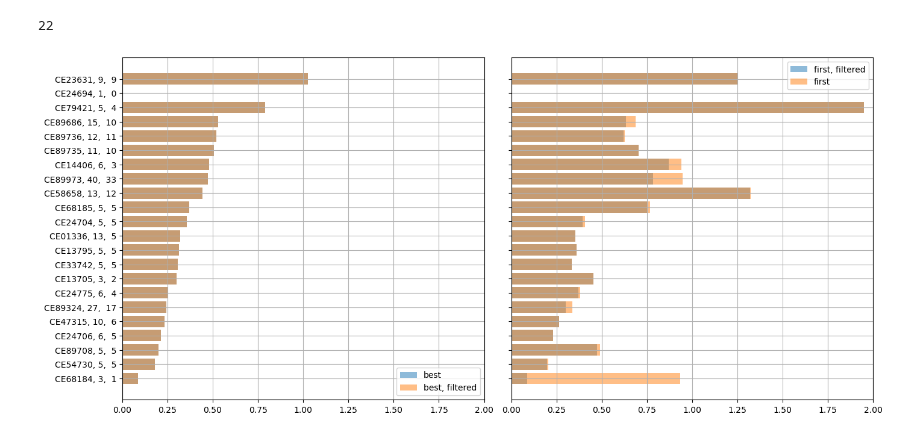
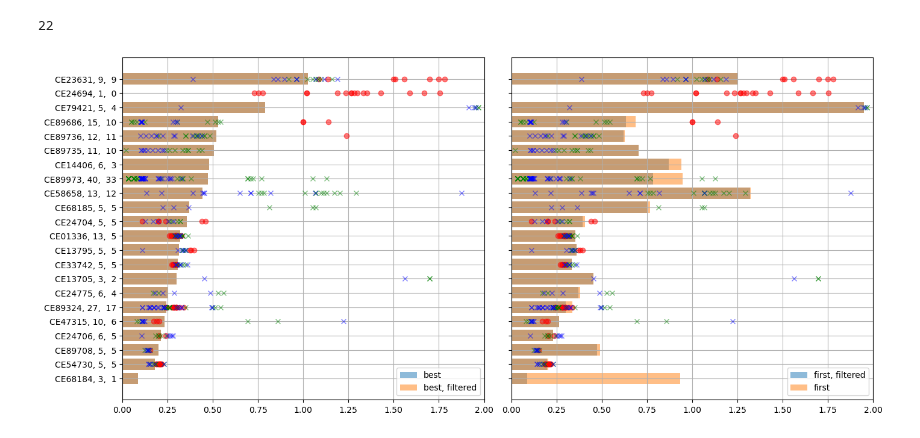
Before and after one commit to chrystalchern/mdof, a Jupyter notebook: studies/rank_bridges_by_1st_period.ipynb, the cells around one changed output. Saved outputs shown, nothing was run; the diff lists cells and outputs as text; code cells hidden in the pictures.

```diff
--- a/studies/rank_bridges_by_1st_period.ipynb
+++ b/studies/rank_bridges_by_1st_period.ipynb
@@ -7,0 +39,2 @@ with open("database9.json", "r") as readfile:
+# %%
+station_ids = bridge_data.keys()
@@ -48,27 +114,62 @@ len(average_best_periods_sorted)
 # %% [output]
 22
 # %%
+for station_data in database_statespace:
+    bridge_data[station_data["cesmd"]]["platform"]["state_space"]["best"] = {}
+    distribution = [event["period"] for event in station_data["summary"]["SPECTRAL_SHIFT_IDENTIFICATION"] if "period" in event]
+    bridge_data[station_data["cesmd"]]["platform"]["state_space"]["best"]["distribution"] = distribution
+    bridge_data[station_data["cesmd"]]["platform"]["state_space"]["best"]["average"] = np.average(distribution)
+
 average_best_periods_filtered = {
     station["cesmd"]: np.average([event["period"] for event in station["summary"]["SPECTRAL_SHIFT_IDENTIFICATION"] if "period" in event and event["emac"] > 0.5 and event["mpc"] > 0.5])
-    for station in database
+    for station in database_statespace
 }
 average_best_periods_filtered_sorted = sorted(average_best_periods_filtered.items(), key=lambda x: average_best_periods_filtered[x[0]])
 len(average_best_periods_filtered_sorted)
 # %% [output]
 22
+# %%
+for station_data in database_transfer:
+    bridge_data[station_data["cesmd"]]["platform"]["transfer"] = {}
+    distribution = [result["data"][0]["period"] for event in station_data["events"] for S,result in event["evaluation_data"]["SPECTRAL_SHIFT_IDENTIFICATION"]["summary"].items() if S=='R1' if len(result["data"])>0]
+    bridge_data[station_data["cesmd"]]["platform"]["transfer"]["response_spectrum"] = distribution
+    distribution = [result["data"][0]["period"] for event in station_data["events"] for S,result in event["evaluation_data"]["SPECTRAL_SHIFT_IDENTIFICATION"]["summary"].items() if S=='F1' if len(result["data"])>0]
+    bridge_data[station_data["cesmd"]]["platform"]["transfer"]["fourier"] = distribution
+
+# response_periods = {
+#     station["cesmd"]: [result["data"][0]["period"] for event in station["events"] for S,result in event["evaluation_data"]["SPECTRAL_SHIFT_IDENTIFICATION"]["summary"].items() if S=='R1' if len(result["data"])>0]
+#     for station in database_transfer
+# }
+# fourier_periods = {
+#     station["cesmd"]: [result["data"][0]["period"] for event in station["events"] for S,result in event["evaluation_data"]["SPECTRAL_SHIFT_IDENTIFICATION"]["summary"].items() if S=='F1' if len(result["data"])>0]
+#     for station in database_transfer
+# }
 # %%
 fig, ax = plt.subplots(1,2,figsize=(14,6), constrained_layout=True, sharey=True)
 ax[0].barh([f"{station[0]}, {str(n_events[station[0]])},  {str(n_events_filtered[station[0]])}" for station in average_best_periods_sorted], [station[1] for station in average_best_periods_sorted], label="best", alpha=0.5)
 ax[0].barh([f"{station[0]}, {str(n_events[station[0]])},  {str(n_events_filtered[station[0]])}" for station in average_best_periods_filtered_sorted], [station[1] for station in average_best_periods_filtered_sorted], label="best, filtered", alpha=0.5)
+for station in bridge_data.keys():
+    # ax[0].plot(periods_literature[station],[f"{station}, {str(n_events[station])},  {str(n_events_filtered[station])}"]*len(periods_literature[station]),"bo",alpha=0.5)
+    ax[0].plot(first_periods_literature[station],[f"{station}, {str(n_events[station])},  {str(n_events_filtered[station])}"]*len(first_periods_literature[station]),"ro",alpha=0.5)
+    # ax[1].plot(periods_literature[station],[f"{station}, {str(n_events[station])},  {str(n_events_filtered[station])}"]*len(periods_literature[station]),"bo",alpha=0.5)
+    ax[1].plot(first_periods_literature[station],[f"{station}, {str(n_events[station])},  {str(n_events_filtered[station])}"]*len(first_periods_literature[station]),"ro",alpha=0.5)
+for station in response_periods.keys():
+    ax[0].plot(response_periods[station],[f"{station}, {str(n_events[station])},  {str(n_events_filtered[station])}"]*len(response_periods[station]),"gx",alpha=0.5)
+    ax[1].plot(response_periods[station],[f"{station}, {str(n_events[station])},  {str(n_events_filtered[station])}"]*len(response_periods[station]),"gx",alpha=0.5)
+for station in fourier_periods.keys():
+    ax[0].plot(fourier_periods[station],[f"{station}, {str(n_events[station])},  {str(n_events_filtered[station])}"]*len(fourier_periods[station]),"bx",alpha=0.5)
+    ax[1].plot(fourier_periods[station],[f"{station}, {str(n_events[station])},  {str(n_events_filtered[station])}"]*len(fourier_periods[station]),"bx",alpha=0.5)
+# ax[0].set_xlim(0,8)
 ax[0].set_xlim(0,2)
-ax[0].legend();
+ax[0].legend()
 ax[1].barh([f"{station[0]}, {str(n_events[station[0]])},  {str(n_events_filtered[station[0]])}" for station in average_first_periods_filtered_sorted], [station[1] for station in average_first_periods_filtered_sorted], label="first, filtered", alpha=0.5)
 ax[1].barh([f"{station[0]}, {str(n_events[station[0]])},  {str(n_events_filtered[station[0]])}" for station in average_first_periods_sorted], [station[1] for station in average_first_periods_sorted], label="first", alpha=0.5)
+# ax[1].set_xlim(0,8)
 ax[1].set_xlim(0,2)
-ax[1].legend();
+ax[1].legend()
 for i in range(2): ax[i].grid("on")
 # %% [output]
-[figure, old version]
+[figure, new version]
 # %%
 bridges = [[
     "CE01336",
```
Also changed, not shown: parts of 9 cells of this notebook, 19 other files.
